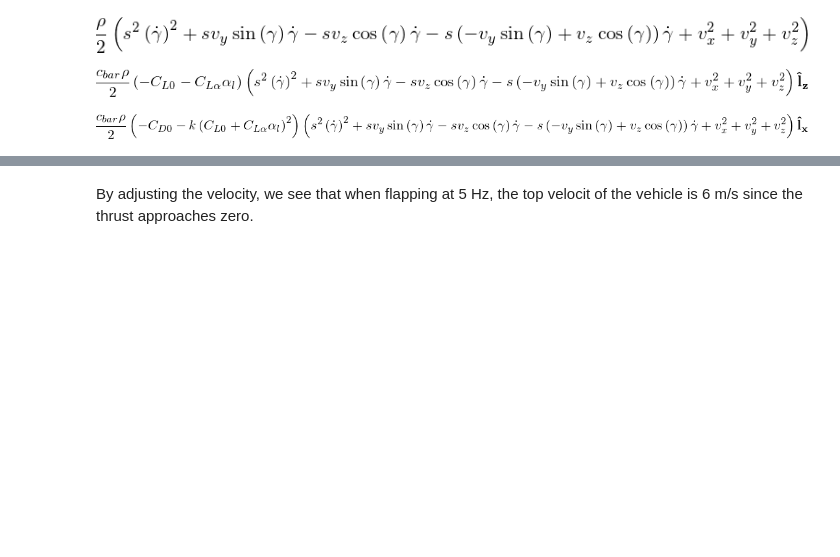
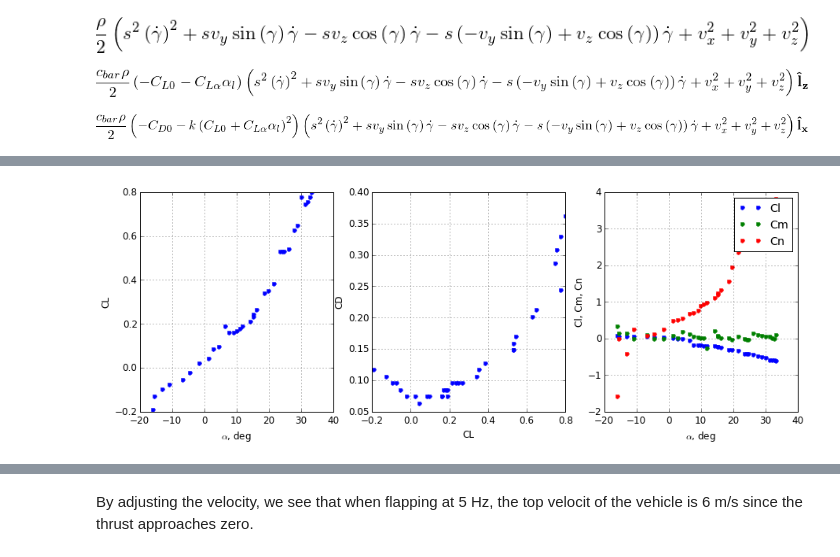
Before and after one commit to jgoppert/PX4-SIL, a Jupyter notebook: Blade Element Flapping.ipynb, the cells around one changed output, grey strips where cells are left out. Cells and saved outputs as stored; diff of their text form; code cells hidden in the pictures; blank space fills up the shorter version.

```diff
--- a/Blade Element Flapping.ipynb
+++ b/Blade Element Flapping.ipynb
@@ -180,0 +277,7 @@ def plot_aero_force_moment(t, gamma, F_b, M_b):
+# %%
+tr_roll_right = TunnelRecord.load(
+    os.path.join('flapping-wing',
+    'FlappingWing_roll_right.txt'))
+tr_roll_right.plot(S=0.35);
+# %% [output]
+[figure, added]
```
Also changed, not shown: parts of 15 cells of this notebook, 17 other files.
